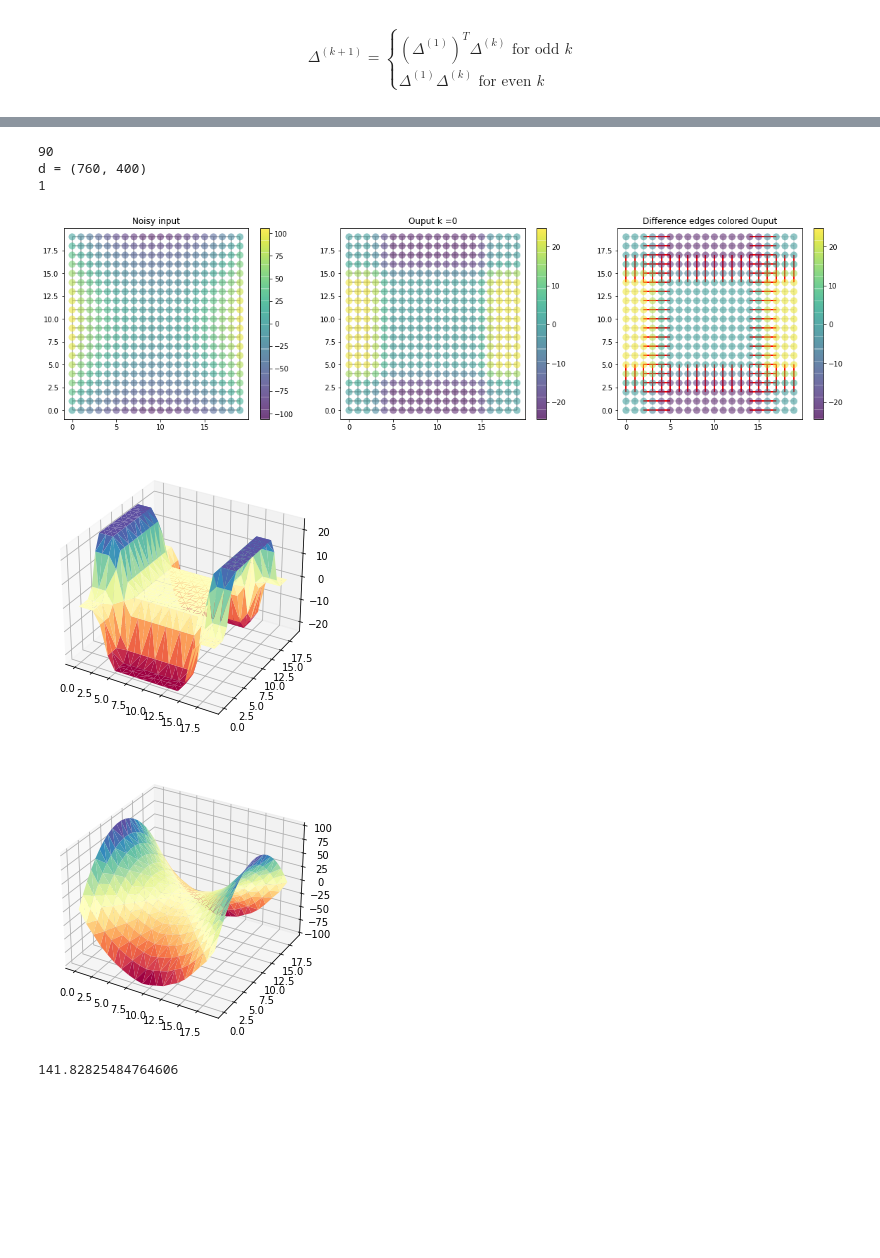
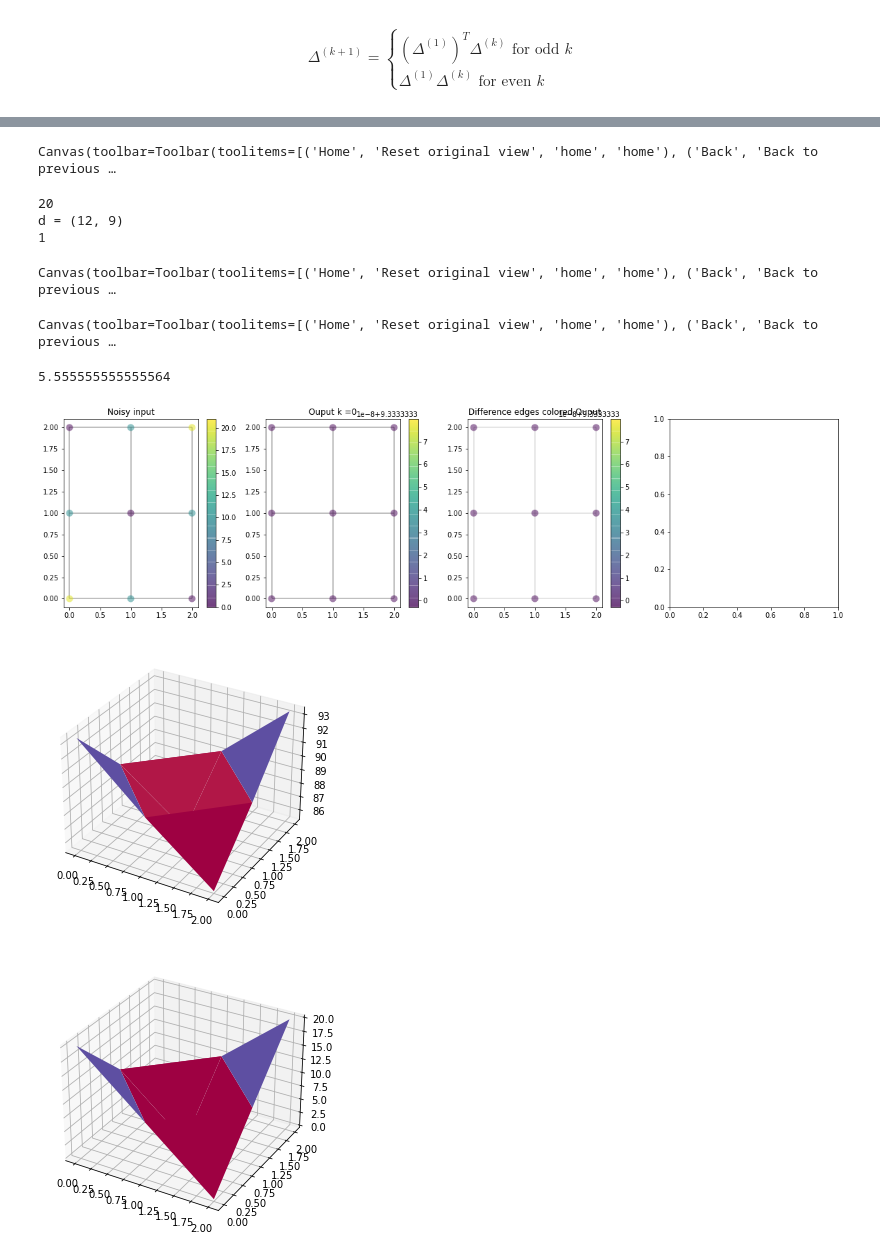
Before and after one commit to DorianJoubaud/Trend-Filtering-On-Graphs, a Jupyter notebook: Trend_Filtering_On_Graphs.ipynb, the cells around one changed output, grey strips where cells are left out. Cells and saved outputs as stored; diff of their text form; code cells hidden in the pictures; blank space fills up the shorter version.

```diff
--- a/Trend_Filtering_On_Graphs.ipynb
+++ b/Trend_Filtering_On_Graphs.ipynb
@@ -234,13 +313,16 @@ $$
 # %%
 
-graph_size = 20
+graph_size = 3
 
 g = Graph(graph_size, graph_size).grid_graph()
+
 
 x = np.linspace(-10, 10, graph_size)
 y = np.linspace(-10, 10, graph_size)
 w = np.linspace(-10,10, graph_size**2)
 xx, yy = np.meshgrid(x, y, sparse=True)
-z_orig = xx**2-yy**2
+z_orig = np.abs(xx+yy)
 
-z_bruit = z_orig + np.random.normal(size=graph_size, loc = 0, scale = 1)
+z_bruit = z_orig #+ np.random.normal(graph_size, 0,1)
+
+g.plot(z_bruit.flatten())
@@ -264,14 +358,17 @@ Lambda max for k = 4 : 14910.082690545585
 # %%
-prob_k_0.summary(vlambda = 90, accu = 1e-4)
+%matplotlib widget
+prob_k_0.summary(vlambda = 20, accu = 1e-4)
 prob_k_0.plot_3d()
 prob_k_0.plot_3d_signal()
 prob_k_0.lambda_max()
-print(np.linalg.norm(prob_k_0.signal@np.linalg.pinv(prob_k_0.deltak()),ord=np.inf))
 # %% [output]
-90
-d = (760, 400)
-1
+Canvas(toolbar=Toolbar(toolitems=[('Home', 'Reset original view', 'home', 'home'), ('Back', 'Back to previous …
+20
+d = (12, 9)
+1
+Canvas(toolbar=Toolbar(toolitems=[('Home', 'Reset original view', 'home', 'home'), ('Back', 'Back to previous …
+Canvas(toolbar=Toolbar(toolitems=[('Home', 'Reset original view', 'home', 'home'), ('Back', 'Back to previous …
+5.555555555555564
-[figure, old version]
+[figure, new version]
-[figure, old version]
+[figure, new version]
-[figure, old version]
+[figure, new version]
-141.82825484764606
```
Also changed, not shown: parts of 11 cells of this notebook, 1 other file.
